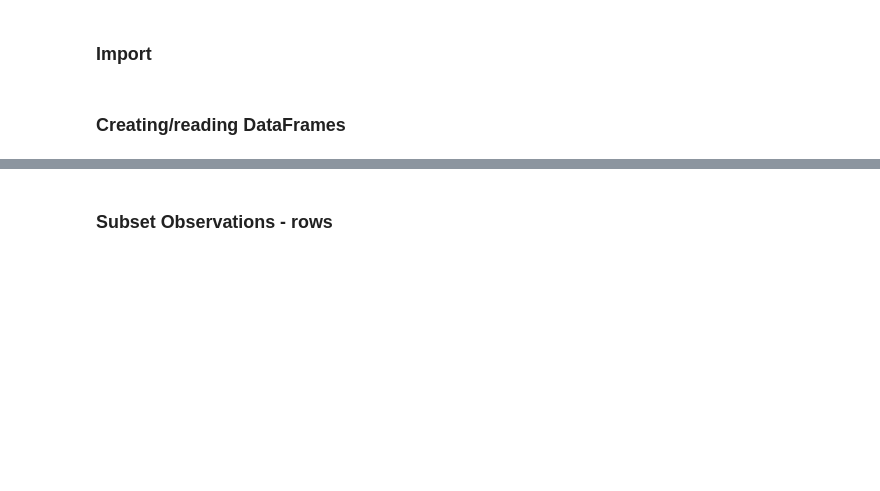
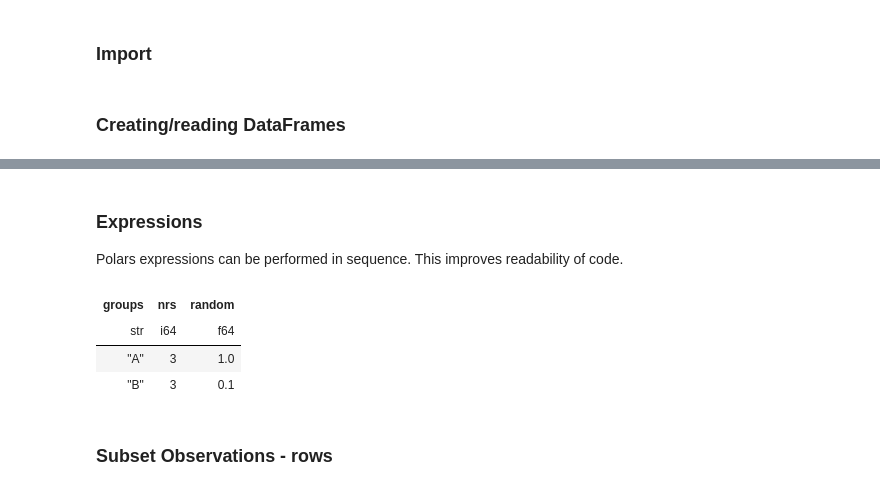
Before and after one commit to FranzDiebold/polars-cheat-sheet, a Jupyter notebook: polars-cheat-sheet.ipynb, the cells around one changed output, grey strips where cells are left out. Saved outputs shown, nothing was run; the diff lists cells and outputs as text; code cells hidden in the pictures; blank space fills up the shorter version.

```diff
--- a/polars-cheat-sheet.ipynb
+++ b/polars-cheat-sheet.ipynb
@@ -31,6 +39,16 @@ df = pl.read_csv("https://j.mp/iriscsv", has_header=True)
 # %%
 # Read parquet
 df = pl.read_parquet("path.parquet")
+# %% [markdown]
+### Expressions
+Polars expressions can be performed in sequence. This improves readability of code.
+# %%
+df.filter(pl.col("nrs") < 4).groupby("groups").agg(pl.all().sum())
+# %% [output]
+| groups | nrs | random |
+| str | i64 | f64 |
+| "A" | 3 | 1.0 |
+| "B" | 3 | 0.1 |
 # %% [markdown]
 ### Subset Observations - rows
 # %%
```
Also changed, not shown: parts of 1 cell of this notebook, 5 other files.
